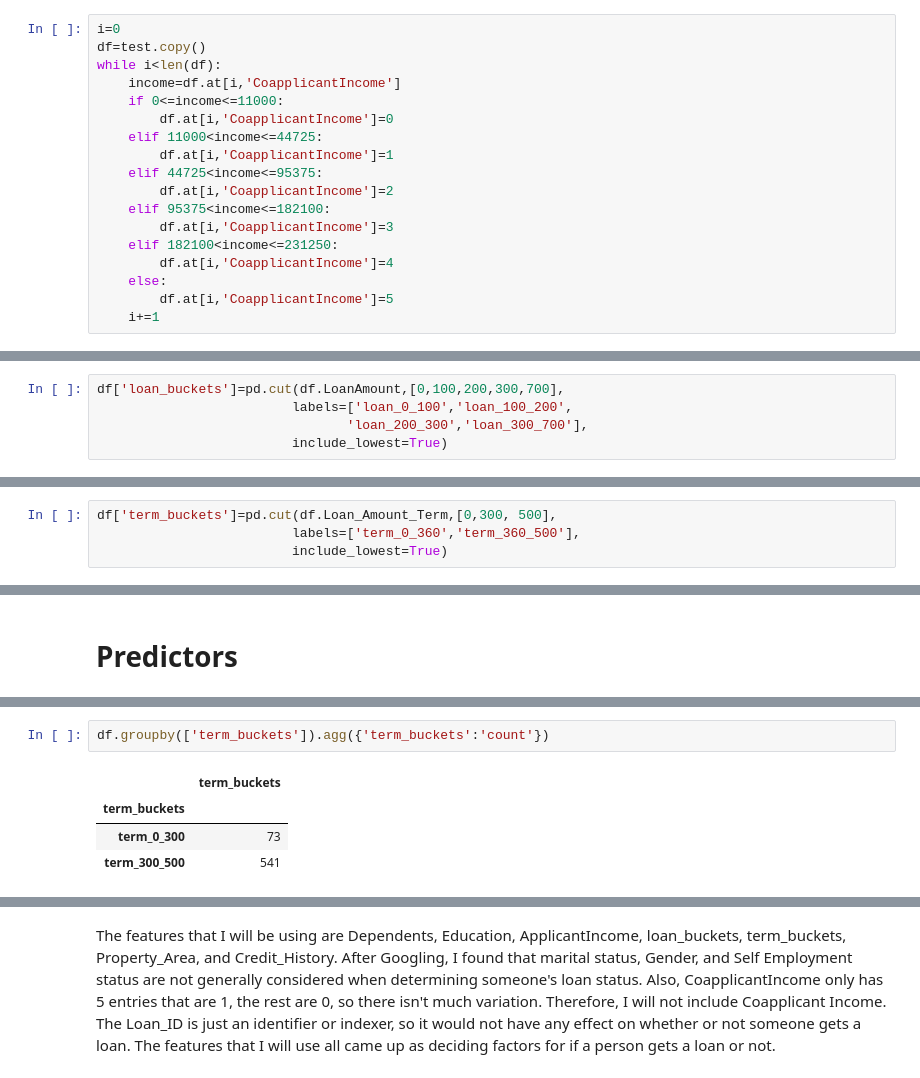
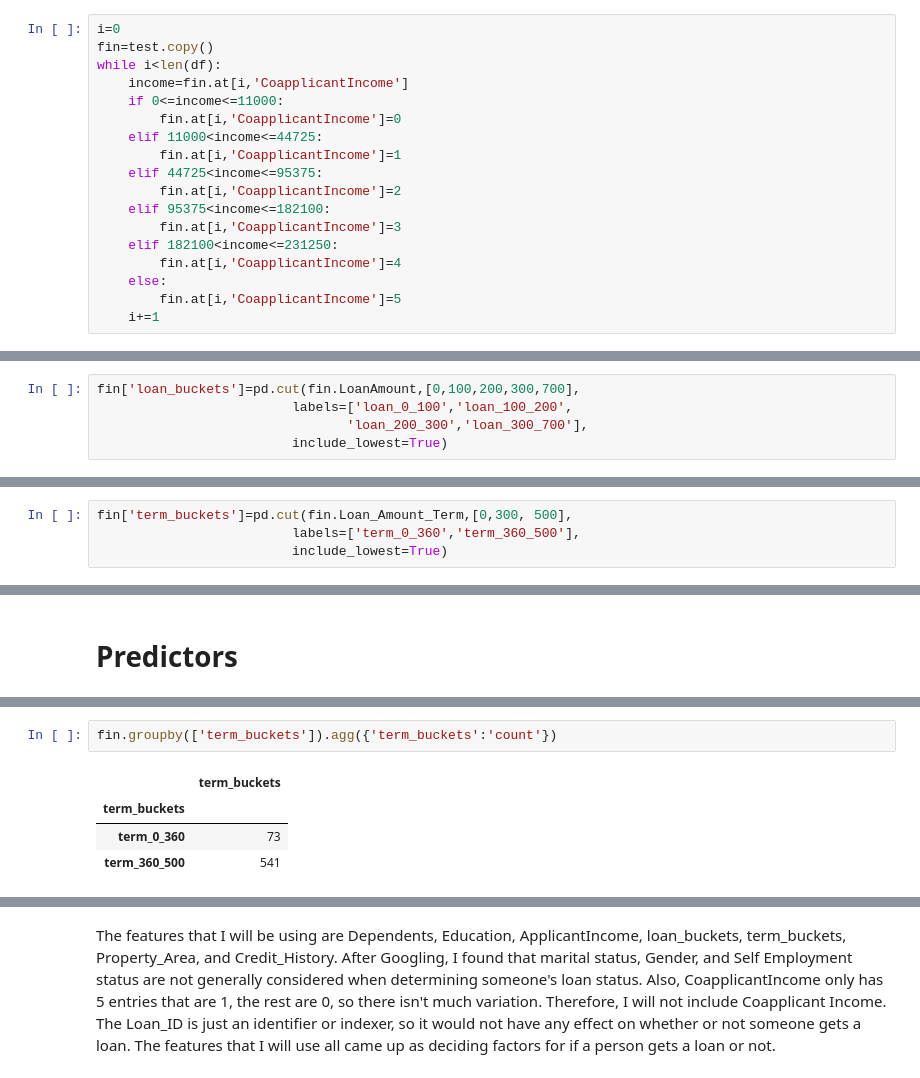
Before and after one commit to mencer456/Assignment3-Classification, a Jupyter notebook: Assignment3-Classification.ipynb, the cells around one changed output, grey strips where cells are left out. Drawn from its saved outputs; the diff is of its cells as text.

```diff
--- a/Assignment3-Classification.ipynb
+++ b/Assignment3-Classification.ipynb
@@ -308,21 +303,21 @@ while i<len(test):
     i+=1
 # %%
 i=0
-df=test.copy()
+fin=test.copy()
 while i<len(df):
-    income=df.at[i,'CoapplicantIncome']
+    income=fin.at[i,'CoapplicantIncome']
     if 0<=income<=11000:
-        df.at[i,'CoapplicantIncome']=0
+        fin.at[i,'CoapplicantIncome']=0
     elif 11000<income<=44725:
-        df.at[i,'CoapplicantIncome']=1
+        fin.at[i,'CoapplicantIncome']=1
     elif 44725<income<=95375:
-        df.at[i,'CoapplicantIncome']=2
+        fin.at[i,'CoapplicantIncome']=2
     elif 95375<income<=182100:
-        df.at[i,'CoapplicantIncome']=3
+        fin.at[i,'CoapplicantIncome']=3
     elif 182100<income<=231250:
-        df.at[i,'CoapplicantIncome']=4
+        fin.at[i,'CoapplicantIncome']=4
     else:
-        df.at[i,'CoapplicantIncome']=5
+        fin.at[i,'CoapplicantIncome']=5
     i+=1
 # %% [markdown]
 Using brackets from [IRS Data](https://www.irs.gov/newsroom/irs-provides-tax-inflation-adjustments-for-tax-year-2023), we can created different bins. Each bracket gets a different number, so the first bracket is 0, second bracket is 1, etc. Dependending on which bracket the income falls into, we change the value of that row to the corressponding bracket number. We can use the same bins for both the Applicant Income and the Coapplicant Income because the IRS data if for individual tax payers.
@@ -332,7 +327,7 @@ df["LoanAmount"].hist(bins=5)
 <AxesSubplot:>
 [figure]
 # %%
-df['loan_buckets']=pd.cut(df.LoanAmount,[0,100,200,300,700],
+fin['loan_buckets']=pd.cut(fin.LoanAmount,[0,100,200,300,700],
                          labels=['loan_0_100','loan_100_200',
                                 'loan_200_300','loan_300_700'],
                          include_lowest=True)
@@ -360,6 +355,6 @@ df['Loan_Amount_Term'].hist()
 <AxesSubplot:>
 [figure]
 # %%
-df['term_buckets']=pd.cut(df.Loan_Amount_Term,[0,300, 500],
+fin['term_buckets']=pd.cut(fin.Loan_Amount_Term,[0,300, 500],
                          labels=['term_0_360','term_360_500'],
                          include_lowest=True)
@@ -463,10 +458,10 @@ df.groupby(['loan_buckets']).agg({'loan_buckets':'count'})
 | loan_200_300 | 51 |
 | loan_300_700 | 29 |
 # %%
-df.groupby(['term_buckets']).agg({'term_buckets':'count'})
+fin.groupby(['term_buckets']).agg({'term_buckets':'count'})
 # %% [output]
 |  | term_buckets |
 | term_buckets |  |
-| term_0_300 | 73 |
-| term_300_500 | 541 |
+| term_0_360 | 73 |
+| term_360_500 | 541 |
 # %%
```
Also changed, not shown: parts of 45 cells of this notebook.
